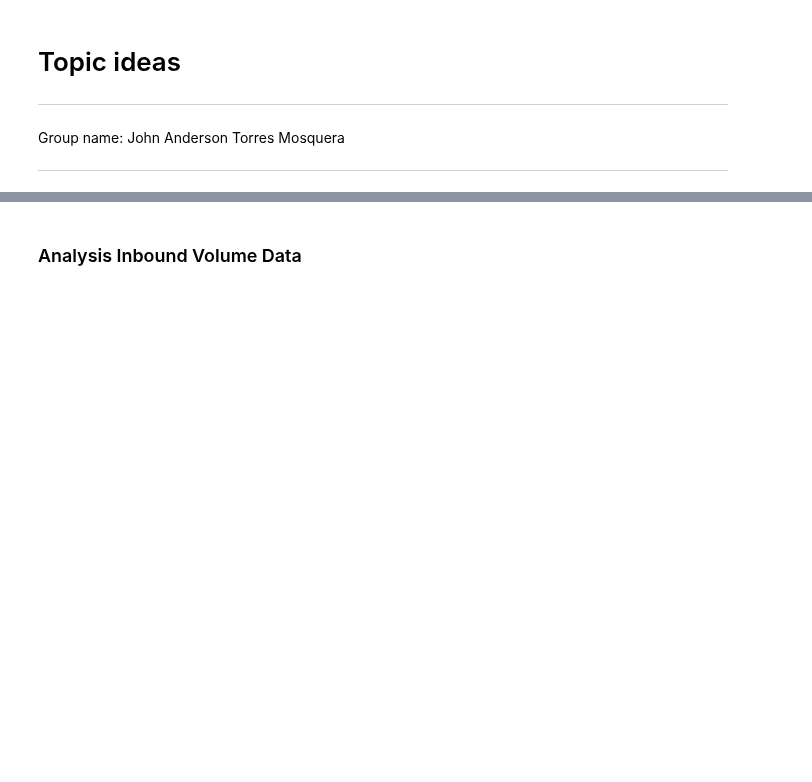
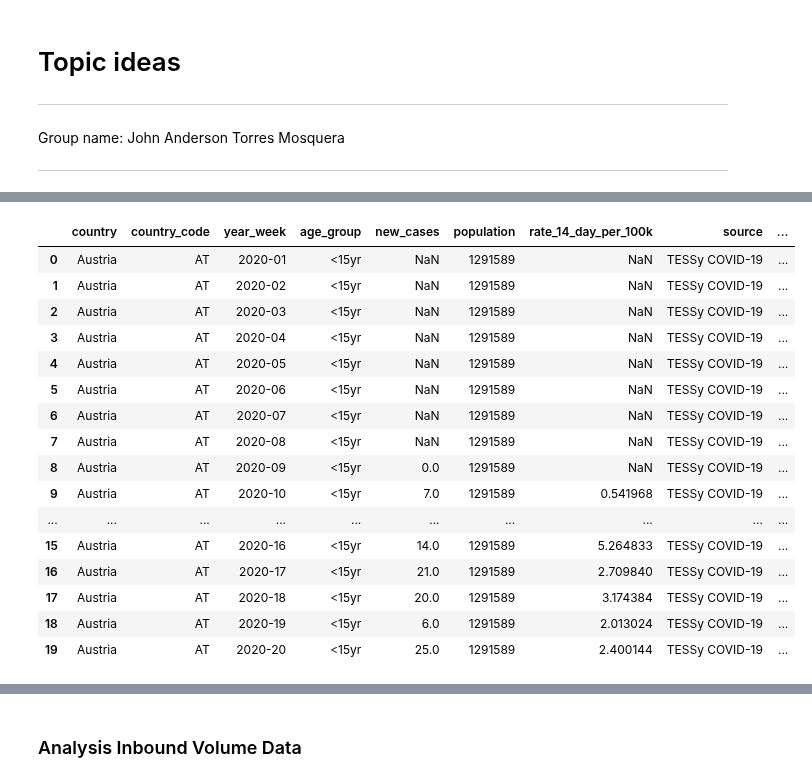
Before and after one commit to john2408/project_data_analytics, a Jupyter notebook: references/topic-ideas.ipynb, the cells around one changed output, grey strips where cells are left out. Cells and saved outputs as stored; diff of their text form; code cells hidden in the pictures; blank space fills up the shorter version.

Commit message:
adding covid data

```diff
--- a/references/topic-ideas.ipynb
+++ b/references/topic-ideas.ipynb
@@ -91,0 +105,2 @@ import numpy as np
+# %%
+df_covid = pd.read_csv("../data/raw/Covid-19_cases_age_specific.csv")
@@ -91,0 +134,23 @@ import numpy as np
+# %%
+# Convert the Timestamp to a Datetime Object
+df_covid['timestamp'] = pd.to_datetime(df_covid['year_week'] + '-1', format='%Y-%U-%w')
+# %%
+df_covid.head(20)
+# %% [output]
+|  | country | country_code | year_week | age_group | new_cases | population | rate_14_day_per_100k | source | ... |
+| 0 | Austria | AT | 2020-01 | <15yr | NaN | 1291589 | NaN | TESSy COVID-19 | ... |
+| 1 | Austria | AT | 2020-02 | <15yr | NaN | 1291589 | NaN | TESSy COVID-19 | ... |
+| 2 | Austria | AT | 2020-03 | <15yr | NaN | 1291589 | NaN | TESSy COVID-19 | ... |
+| 3 | Austria | AT | 2020-04 | <15yr | NaN | 1291589 | NaN | TESSy COVID-19 | ... |
+| 4 | Austria | AT | 2020-05 | <15yr | NaN | 1291589 | NaN | TESSy COVID-19 | ... |
+| 5 | Austria | AT | 2020-06 | <15yr | NaN | 1291589 | NaN | TESSy COVID-19 | ... |
+| 6 | Austria | AT | 2020-07 | <15yr | NaN | 1291589 | NaN | TESSy COVID-19 | ... |
+| 7 | Austria | AT | 2020-08 | <15yr | NaN | 1291589 | NaN | TESSy COVID-19 | ... |
+| 8 | Austria | AT | 2020-09 | <15yr | 0.0 | 1291589 | NaN | TESSy COVID-19 | ... |
+| 9 | Austria | AT | 2020-10 | <15yr | 7.0 | 1291589 | 0.541968 | TESSy COVID-19 | ... |
+| ... | ... | ... | ... | ... | ... | ... | ... | ... | ... |
+| 15 | Austria | AT | 2020-16 | <15yr | 14.0 | 1291589 | 5.264833 | TESSy COVID-19 | ... |
+| 16 | Austria | AT | 2020-17 | <15yr | 21.0 | 1291589 | 2.709840 | TESSy COVID-19 | ... |
+| 17 | Austria | AT | 2020-18 | <15yr | 20.0 | 1291589 | 3.174384 | TESSy COVID-19 | ... |
+| 18 | Austria | AT | 2020-19 | <15yr | 6.0 | 1291589 | 2.013024 | TESSy COVID-19 | ... |
+| 19 | Austria | AT | 2020-20 | <15yr | 25.0 | 1291589 | 2.400144 | TESSy COVID-19 | ... |
```
Also changed, not shown: parts of 6 cells of this notebook, 1 other file.
